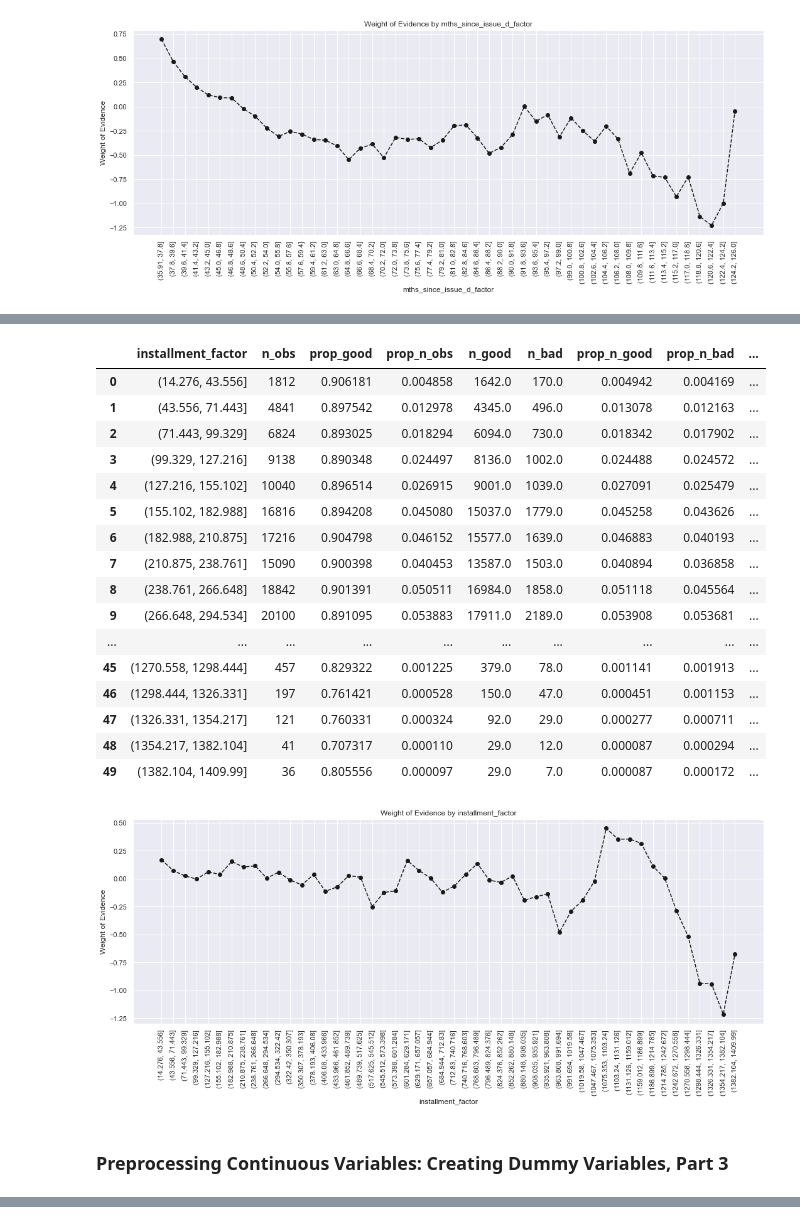
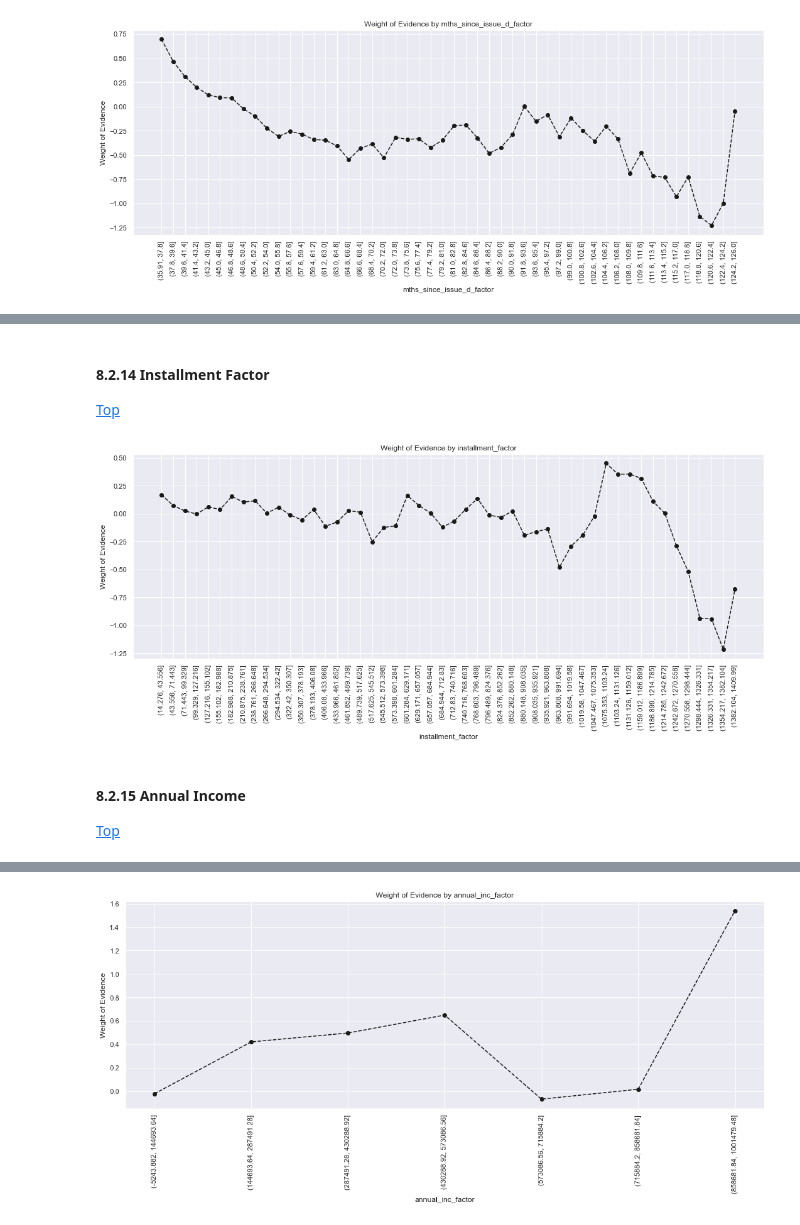
Before and after one commit to Sidhus234/credit-risk-modeling-with-python, a Jupyter notebook: Codes/01 Data Preparation.ipynb, the cells around one changed output, grey strips where cells are left out. Drawn from its saved outputs; the diff is of its cells as text; code cells hidden in the pictures.

```diff
--- a/Codes/01 Data Preparation.ipynb
+++ b/Codes/01 Data Preparation.ipynb
@@ -1332,0 +921,6 @@ plot_by_woe(df_temp, 90)
+# %%
+# Categories: 0, 1-3, >=4
+df_inputs_prepr['delinq_2yrs:0'] = np.where((df_inputs_prepr['delinq_2yrs'] == 0), 1, 0)
+df_inputs_prepr['delinq_2yrs:1-3'] = np.where((df_inputs_prepr['delinq_2yrs'] >= 1) &
+                                              (df_inputs_prepr['delinq_2yrs'] <= 3), 1, 0)
+df_inputs_prepr['delinq_2yrs:>=4'] = np.where((df_inputs_prepr['delinq_2yrs'] >= 9), 1, 0)
@@ -1332,0 +957,15 @@ plot_by_woe(df_temp, 90)
+# %%
+# Categories: '0', '1-3', '4-12', '13-17', '18-22', '23-25', '26-30', '>30'
+df_inputs_prepr['open_acc:0'] = np.where((df_inputs_prepr['open_acc'] == 0), 1, 0)
+df_inputs_prepr['open_acc:1-3'] = np.where((df_inputs_prepr['open_acc'] >= 1) & (df_inputs_prepr['open_acc'] <= 3), 1, 0)
+df_inputs_prepr['open_acc:4-12'] = np.where((df_inputs_prepr['open_acc'] >= 4) &
+                                            (df_inputs_prepr['open_acc'] <= 12), 1, 0)
+df_inputs_prepr['open_acc:13-17'] = np.where((df_inputs_prepr['open_acc'] >= 13) &
+                                             (df_inputs_prepr['open_acc'] <= 17), 1, 0)
+df_inputs_prepr['open_acc:18-22'] = np.where((df_inputs_prepr['open_acc'] >= 18) &
+                                             (df_inputs_prepr['open_acc'] <= 22), 1, 0)
+df_inputs_prepr['open_acc:23-25'] = np.where((df_inputs_prepr['open_acc'] >= 23) &
+                                             (df_inputs_prepr['open_acc'] <= 25), 1, 0)
+df_inputs_prepr['open_acc:26-30'] = np.where((df_inputs_prepr['open_acc'] >= 26) &
+                                             (df_inputs_prepr['open_acc'] <= 30), 1, 0)
+df_inputs_prepr['open_acc:>=31'] = np.where((df_inputs_prepr['open_acc'] >= 31), 1, 0)
@@ -1368,5 +1001,6 @@ plot_by_woe(df_temp, 90)
 # %%
 # Categories: '<=27', '28-51', '>51'
 df_inputs_prepr['total_acc:<=27'] = np.where((df_inputs_prepr['total_acc'] <= 27), 1, 0)
-df_inputs_prepr['total_acc:28-51'] = np.where((df_inputs_prepr['total_acc'] >= 28) & (df_inputs_prepr['total_acc'] <= 51), 1, 0)
+df_inputs_prepr['total_acc:28-51'] = np.where((df_inputs_prepr['total_acc'] >= 28) &
+                                              (df_inputs_prepr['total_acc'] <= 51), 1, 0)
 df_inputs_prepr['total_acc:>=52'] = np.where((df_inputs_prepr['total_acc'] >= 52), 1, 0)
@@ -1422,50 +1036,41 @@ plot_by_woe(df_temp.iloc[: 50, : ], 90)
 # Categories
 # '<=5K', '5K-10K', '10K-20K', '20K-30K', '30K-40K', '40K-55K', '55K-95K', '>95K'
 df_inputs_prepr['total_rev_hi_lim:<=5K'] = np.where((df_inputs_prepr['total_rev_hi_lim'] <= 5000), 1, 0)
-df_inputs_prepr['total_rev_hi_lim:5K-10K'] = np.where((df_inputs_prepr['total_rev_hi_lim'] > 5000) & (df_inputs_prepr['total_rev_hi_lim'] <= 10000), 1, 0)
-df_inputs_prepr['total_rev_hi_lim:10K-20K'] = np.where((df_inputs_prepr['total_rev_hi_lim'] > 10000) & (df_inputs_prepr['total_rev_hi_lim'] <= 20000), 1, 0)
-df_inputs_prepr['total_rev_hi_lim:20K-30K'] = np.where((df_inputs_prepr['total_rev_hi_lim'] > 20000) & (df_inputs_prepr['total_rev_hi_lim'] <= 30000), 1, 0)
-df_inputs_prepr['total_rev_hi_lim:30K-40K'] = np.where((df_inputs_prepr['total_rev_hi_lim'] > 30000) & (df_inputs_prepr['total_rev_hi_lim'] <= 40000), 1, 0)
-df_inputs_prepr['total_rev_hi_lim:40K-55K'] = np.where((df_inputs_prepr['total_rev_hi_lim'] > 40000) & (df_inputs_prepr['total_rev_hi_lim'] <= 55000), 1, 0)
-df_inputs_prepr['total_rev_hi_lim:55K-95K'] = np.where((df_inputs_prepr['total_rev_hi_lim'] > 55000) & (df_inputs_prepr['total_rev_hi_lim'] <= 95000), 1, 0)
+df_inputs_prepr['total_rev_hi_lim:5K-10K'] = np.where((df_inputs_prepr['total_rev_hi_lim'] > 5000) &
+                                                      (df_inputs_prepr['total_rev_hi_lim'] <= 10000), 1, 0)
+df_inputs_prepr['total_rev_hi_lim:10K-20K'] = np.where((df_inputs_prepr['total_rev_hi_lim'] > 10000) &
+                                                       (df_inputs_prepr['total_rev_hi_lim'] <= 20000), 1, 0)
+df_inputs_prepr['total_rev_hi_lim:20K-30K'] = np.where((df_inputs_prepr['total_rev_hi_lim'] > 20000) &
+                                                       (df_inputs_prepr['total_rev_hi_lim'] <= 30000), 1, 0)
+df_inputs_prepr['total_rev_hi_lim:30K-40K'] = np.where((df_inputs_prepr['total_rev_hi_lim'] > 30000) &
+                                                       (df_inputs_prepr['total_rev_hi_lim'] <= 40000), 1, 0)
+df_inputs_prepr['total_rev_hi_lim:40K-55K'] = np.where((df_inputs_prepr['total_rev_hi_lim'] > 40000) &
+                                                       (df_inputs_prepr['total_rev_hi_lim'] <= 55000), 1, 0)
+df_inputs_prepr['total_rev_hi_lim:55K-95K'] = np.where((df_inputs_prepr['total_rev_hi_lim'] > 55000) &
+                                                       (df_inputs_prepr['total_rev_hi_lim'] <= 95000), 1, 0)
 df_inputs_prepr['total_rev_hi_lim:>95K'] = np.where((df_inputs_prepr['total_rev_hi_lim'] > 95000), 1, 0)
+# %% [markdown]
+<h4><a id="installment_factor_woe">8.2.14 Installment Factor</a></h4>
+
+[Top](#continuouswoe)
 # %%
 # installment
 df_inputs_prepr['installment_factor'] = pd.cut(df_inputs_prepr['installment'], 50)
 # Here we do fine-classing: using the 'cut' method, we split the variable into 50 categories by its values.
 df_temp = woe_ordered_continuous(df_inputs_prepr, 'installment_factor', df_targets_prepr)
 # We calculate weight of evidence.
-df_temp
+plot_by_woe(df_temp, 90)
 # %% [output]
-|  | installment_factor | n_obs | prop_good | prop_n_obs | n_good | n_bad | prop_n_good | prop_n_bad | ... |
-| 0 | (14.276, 43.556] | 1812 | 0.906181 | 0.004858 | 1642.0 | 170.0 | 0.004942 | 0.004169 | ... |
-| 1 | (43.556, 71.443] | 4841 | 0.897542 | 0.012978 | 4345.0 | 496.0 | 0.013078 | 0.012163 | ... |
-| 2 | (71.443, 99.329] | 6824 | 0.893025 | 0.018294 | 6094.0 | 730.0 | 0.018342 | 0.017902 | ... |
-| 3 | (99.329, 127.216] | 9138 | 0.890348 | 0.024497 | 8136.0 | 1002.0 | 0.024488 | 0.024572 | ... |
-| 4 | (127.216, 155.102] | 10040 | 0.896514 | 0.026915 | 9001.0 | 1039.0 | 0.027091 | 0.025479 | ... |
-| 5 | (155.102, 182.988] | 16816 | 0.894208 | 0.045080 | 15037.0 | 1779.0 | 0.045258 | 0.043626 | ... |
-| 6 | (182.988, 210.875] | 17216 | 0.904798 | 0.046152 | 15577.0 | 1639.0 | 0.046883 | 0.040193 | ... |
-| 7 | (210.875, 238.761] | 15090 | 0.900398 | 0.040453 | 13587.0 | 1503.0 | 0.040894 | 0.036858 | ... |
-| 8 | (238.761, 266.648] | 18842 | 0.901391 | 0.050511 | 16984.0 | 1858.0 | 0.051118 | 0.045564 | ... |
-| 9 | (266.648, 294.534] | 20100 | 0.891095 | 0.053883 | 17911.0 | 2189.0 | 0.053908 | 0.053681 | ... |
-| ... | ... | ... | ... | ... | ... | ... | ... | ... | ... |
-| 45 | (1270.558, 1298.444] | 457 | 0.829322 | 0.001225 | 379.0 | 78.0 | 0.001141 | 0.001913 | ... |
-| 46 | (1298.444, 1326.331] | 197 | 0.761421 | 0.000528 | 150.0 | 47.0 | 0.000451 | 0.001153 | ... |
-| 47 | (1326.331, 1354.217] | 121 | 0.760331 | 0.000324 | 92.0 | 29.0 | 0.000277 | 0.000711 | ... |
-| 48 | (1354.217, 1382.104] | 41 | 0.707317 | 0.000110 | 29.0 | 12.0 | 0.000087 | 0.000294 | ... |
-| 49 | (1382.104, 1409.99] | 36 | 0.805556 | 0.000097 | 29.0 | 7.0 | 0.000087 | 0.000172 | ... |
+[figure, added]
-# %%
-plot_by_woe(df_temp, 90)
-# We plot the weight of evidence values.
-# %% [output]
-[figure, removed]
-# %% [markdown]
-### Preprocessing Continuous Variables: Creating Dummy Variables, Part 3
+# %% [markdown]
+<h4><a id="annual_inc_factor_woe">8.2.15 Annual Income</a></h4>
+
+[Top](#continuouswoe)
 # %%
 # annual_inc
 df_inputs_prepr['annual_inc_factor'] = pd.cut(df_inputs_prepr['annual_inc'], 50)
 # Here we do fine-classing: using the 'cut' method, we split the variable into 50 categories by its values.
 df_temp = woe_ordered_continuous(df_inputs_prepr, 'annual_inc_factor', df_targets_prepr)
 # We calculate weight of evidence.
-df_temp
+plot_by_woe(df_temp, 90)
 # %% [output]
@@ -1488,0 +1077 @@ df_temp
+[figure, added]
```
Also changed, not shown: parts of 157 cells of this notebook.
